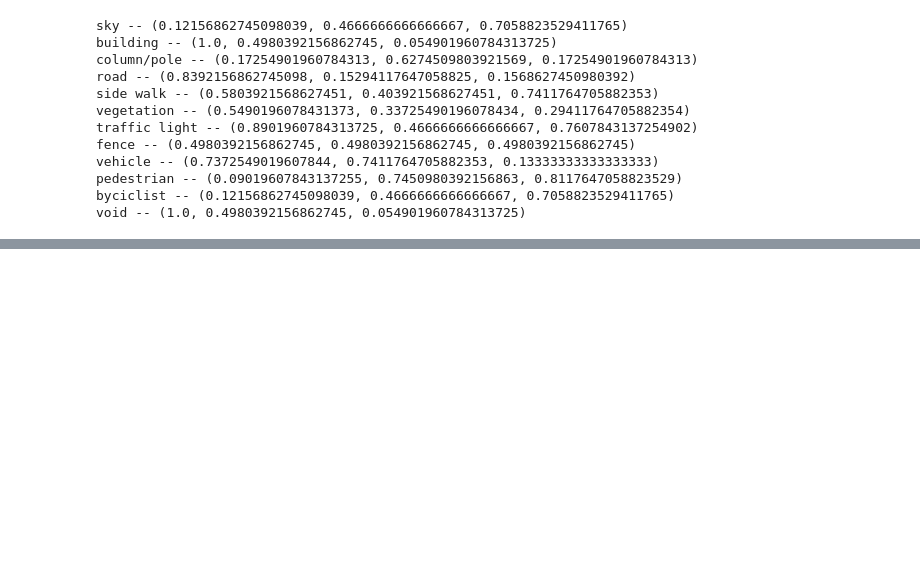
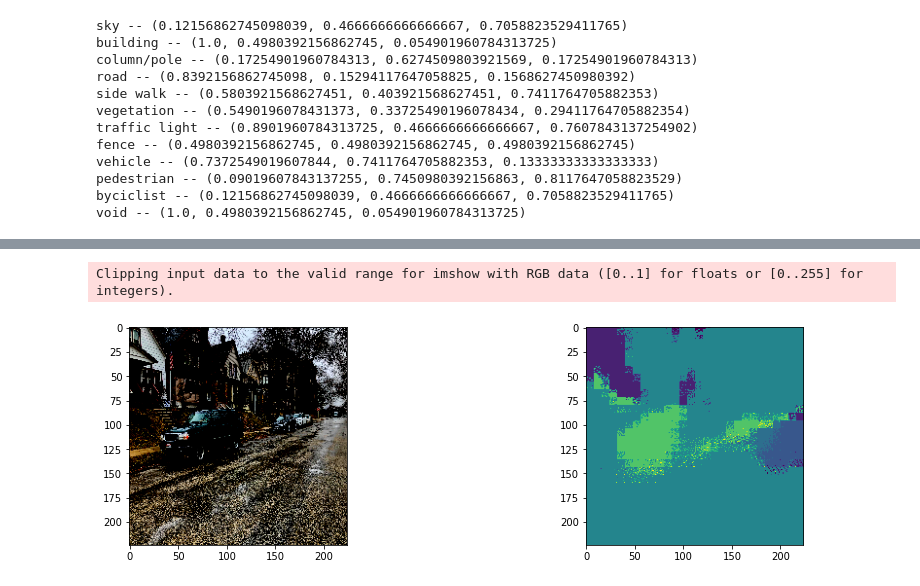
Before and after one commit to abhijitshingote/computervision, a Jupyter notebook: FullyConvolutionalNetBuild.ipynb, the cells around one changed output, grey strips where cells are left out. Saved outputs shown, nothing was run; the diff lists cells and outputs as text; code cells hidden in the pictures; blank space fills up the shorter version.

```diff
--- a/FullyConvolutionalNetBuild.ipynb
+++ b/FullyConvolutionalNetBuild.ipynb
@@ -11,10 +15,10 @@ import seaborn as sns
 def get_vgg_features(input):
     vgg=tf.keras.applications.VGG16()
     # Inputs to a layer should be tensors
-    f2=vgg.get_layer('block2_pool').output
-    f3=vgg.get_layer('block3_pool').output
-    f4=vgg.get_layer('block4_pool').output
-    f5=vgg.get_layer('block5_pool').output
+#     f2=vgg.get_layer('block2_pool').output
+#     f3=vgg.get_layer('block3_pool').output
+#     f4=vgg.get_layer('block4_pool').output
+#     f5=vgg.get_layer('block5_pool').output
     f1=vgg.get_layer('block1_pool').output
     f2=vgg.get_layer('block2_pool').output
     f3=vgg.get_layer('block3_pool').output
@@ -202,8 +222,8 @@ def get_validation_dataset(image_paths, label_map_paths):
   return validation_dataset
 # %%
 # get the paths to the images
-training_image_paths, training_label_map_paths = get_dataset_slice_paths('fcnn-dataset/dataset1/images_prepped_train/','fcnn-dataset/dataset1/annotations_prepped_train/')
-validation_image_paths, validation_label_map_paths = get_dataset_slice_paths('fcnn-dataset/dataset1/images_prepped_test/','fcnn-dataset/dataset1/annotations_prepped_test/')
+training_image_paths, training_label_map_paths = get_dataset_slice_paths('dataset1/images_prepped_train/','dataset1/annotations_prepped_train/')
+validation_image_paths, validation_label_map_paths = get_dataset_slice_paths('dataset1/images_prepped_test/','dataset1/annotations_prepped_test/')
 
 # generate the train and val sets
 training_dataset = get_training_dataset(training_image_paths, training_label_map_paths)
@@ -469,3 +536,31 @@ void -- (1.0, 0.4980392156862745, 0.054901960784313725)
+# %%
+# ABi - Test internet image
+# t_filename='dataset1/internet_test_image/car_city_man.jpg'
+# t_filename='dataset1/internet_test_image/cars.jpg'
+t_filename='dataset1/internet_test_image/car_building.jpg'
+img_raw = tf.io.read_file(t_filename)
+image = tf.image.decode_jpeg(img_raw)
+
+# Resize image
+image = tf.image.resize(image, (224, 224,))
+image = tf.reshape(image, (224, 224, 3,))
+
+# Normalize pixels in the input image
+image = image/127.5
+image -= 1
+
+result=np.argmax(mymodel.predict(
+    tf.expand_dims(image,axis=0),
+    ),axis=3)
+
+
+plt.figure(figsize=(15, 4))
+for idx, im in enumerate([image,result[0]]):
+    plt.subplot(1, 2, idx+1)
+    plt.imshow(im)
+# %% [output]
+Clipping input data to the valid range for imshow with RGB data ([0..1] for floats or [0..255] for integers).
+[figure, added]
 # %%
 # input a number from 0 to 63 to pick an image from the test set
 integer_slider = 10
```
Also changed, not shown: parts of 15 cells of this notebook, 1 other file.
